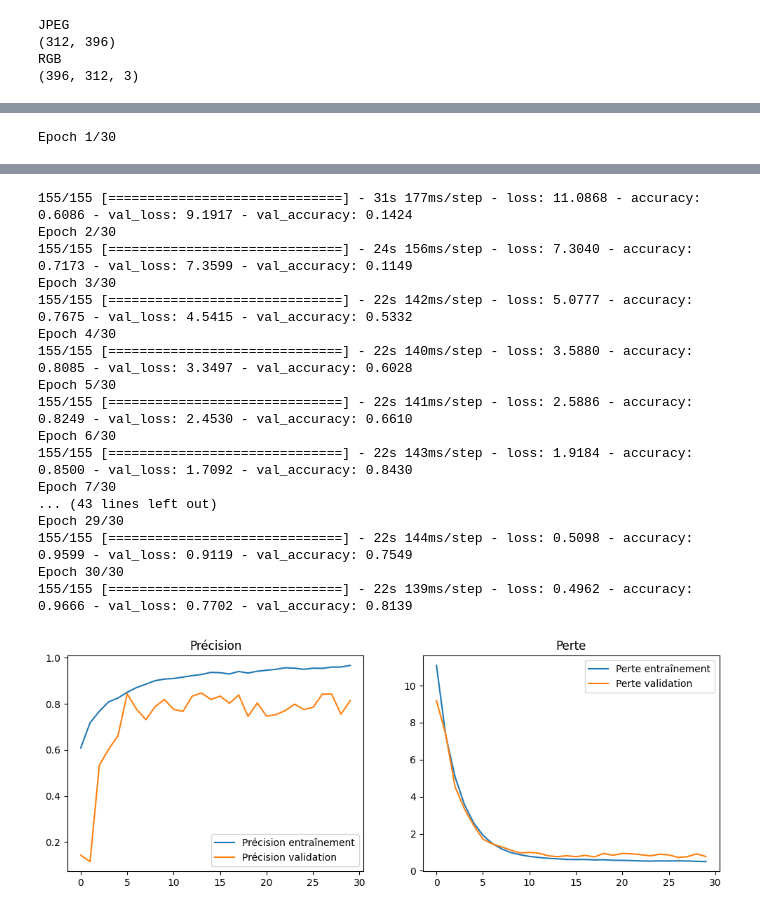
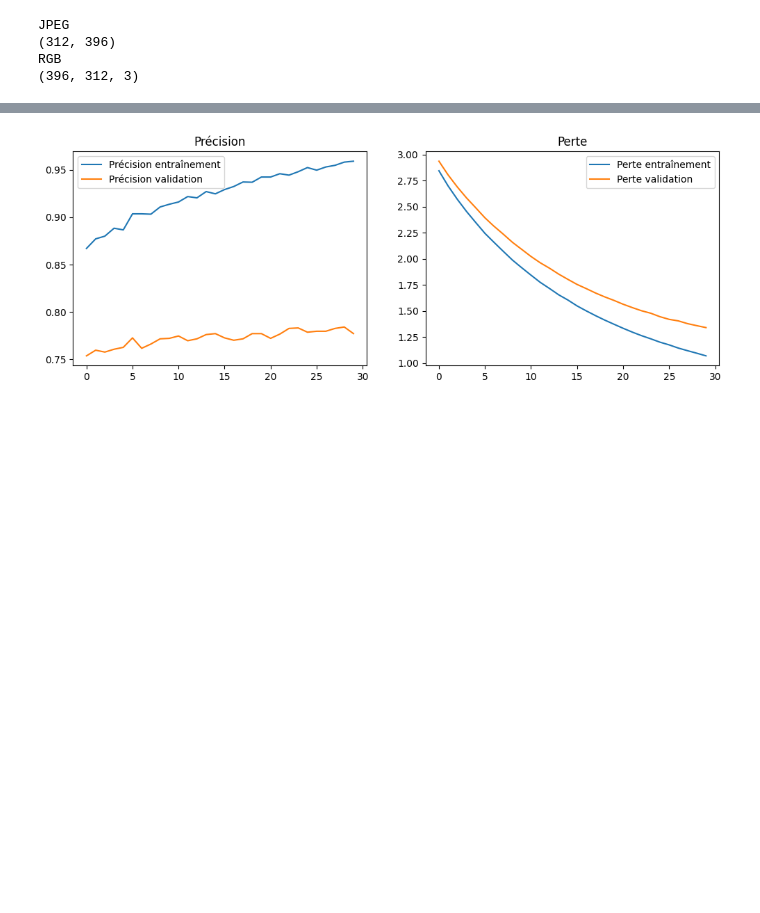
Before and after one commit to Yassin97440/cat-vs-dog, a Jupyter notebook: cat_vs_dog_TF.ipynb, the cells around one changed output, grey strips where cells are left out. Saved outputs shown, nothing was run; the diff lists cells and outputs as text; code cells hidden in the pictures; blank space fills up the shorter version.

```diff
--- a/cat_vs_dog_TF.ipynb
+++ b/cat_vs_dog_TF.ipynb
@@ -3,3 +8,5 @@
+# %%
+dataset_path = "/content/drive/MyDrive/MASTER IA/exercices IA/"
 # %%
 import tensorflow as tf
 from tensorflow.keras.models import Sequential
@@ -56,9 +49,9 @@ NameError: name 'X_train' is not defined
 # %%
-#exercice de pré processing pour préparer mes images
+#exercice de pré processing pour préparer mes images (format jpg)
 #test sur une image d'abord
 from PIL import Image
 from numpy import asarray
-image = Image.open('dataset/training_set/cats/cat.2.jpg')
+image = Image.open(dataset_path+'cat_vs_dog_datasets/training_set/cats/cat.2.jpg')
 
 img_matrix = asarray(image)
 
@@ -119,11 +112,15 @@ def charger_dataset(dossier_base, taille=(128, 128)):
     X = np.array(X)
     y = np.array(y)
 
+    # Mélanger les données
+    indices = np.random.permutation(len(X))
+    X = X[indices]
+    y = y[indices]
     return X, y
 
 # Utilisation
-X_train, y_train = charger_dataset('dataset/training_set')
-X_test, y_test = charger_dataset('dataset/test_set')
+X_train, y_train = charger_dataset(dataset_path+'cat_vs_dog_datasets/training_set')
+X_test, y_test = charger_dataset(dataset_path+'cat_vs_dog_datasets/test_set')
 
 # Normalisation
 X_train = X_train / 255.0
@@ -166,8 +163,6 @@ data_augmentation = Sequential([
 ])
 
 
-
-
 # Création du modèle CNN avec explications
 model = Sequential([
     # data_augmentation,
@@ -176,7 +171,7 @@ model = Sequential([
     # (3, 3) : taille de la fenêtre de convolution
     # activation='relu' : fonction d'activation qui garde les valeurs positives
     # input_shape : forme de nos images (hauteur, largeur, canaux)
-    Conv2D(16, (3, 3), activation='relu', padding='same', kernel_regularizer=l2(0.01), input_shape=(128, 128, 3)),
+    Conv2D(32, (3, 3), activation='relu', padding='same', kernel_regularizer=l2(0.01), input_shape=(128, 128, 3)),
     # Réduction de la dimension spatiale par 2
     MaxPooling2D(2, 2),
     tf.keras.layers.BatchNormalization(),
@@ -189,13 +184,12 @@ model = Sequential([
 
 
     # Troisième couche de convolution : encore plus de filtres
-    # Conv2D(64, (3, 3), activation='relu',  padding='same',  kernel_regularizer=l2(0.01), ),
-    # MaxPooling2D(2, 2),
-    # tf.keras.layers.BatchNormalization(),
+    Conv2D(64, (3, 3), activation='relu',  padding='same',  kernel_regularizer=l2(0.01), ),
+    MaxPooling2D(2, 2),
+    tf.keras.layers.BatchNormalization(),
     # Aplatissement : transformation de la matrice 3D en vecteur 1D
     Flatten(),
 
-    # Couche dense avec 512 neurones
     # C'est ici que se fait la "prise de décision"
     Dense(64, activation='relu', kernel_regularizer=l2(0.1)),
 
@@ -210,7 +204,7 @@ model = Sequential([
 # Affichage de l'architecture du modèle
 # model.summary()
 
-optimizer = tf.keras.optimizers.Adam(learning_rate=0.00007)
+optimizer = tf.keras.optimizers.Adam(learning_rate=0.000007)
 
 # Configuration du modèle
 model.compile(
@@ -236,7 +225,9 @@ history = model.fit(
     X_train, y_train,
     epochs=30,
     batch_size=32,
-    validation_split=0.2,  # Utilise 20% des données d'entraînement pour la validation
+    validation_data=(X_test, y_test),
+    #shuffle=True,  # Mélange les données à chaque époque
+    callbacks=[early_stopping],
     verbose=1
 )
 
@@ -267 +273,0 @@ plt.show()
-Epoch 1/30
@@ -269,21 +274,4 @@ Epoch 1/30
-155/155 [==============================] - 31s 177ms/step - loss: 11.0868 - accuracy: 0.6086 - val_loss: 9.1917 - val_accuracy: 0.1424
-Epoch 2/30
-155/155 [==============================] - 24s 156ms/step - loss: 7.3040 - accuracy: 0.7173 - val_loss: 7.3599 - val_accuracy: 0.1149
-Epoch 3/30
-155/155 [==============================] - 22s 142ms/step - loss: 5.0777 - accuracy: 0.7675 - val_loss: 4.5415 - val_accuracy: 0.5332
-Epoch 4/30
-155/155 [==============================] - 22s 140ms/step - loss: 3.5880 - accuracy: 0.8085 - val_loss: 3.3497 - val_accuracy: 0.6028
-Epoch 5/30
-155/155 [==============================] - 22s 141ms/step - loss: 2.5886 - accuracy: 0.8249 - val_loss: 2.4530 - val_accuracy: 0.6610
-Epoch 6/30
-155/155 [==============================] - 22s 143ms/step - loss: 1.9184 - accuracy: 0.8500 - val_loss: 1.7092 - val_accuracy: 0.8430
-Epoch 7/30
-... (43 lines left out)
-Epoch 29/30
-155/155 [==============================] - 22s 144ms/step - loss: 0.5098 - accuracy: 0.9599 - val_loss: 0.9119 - val_accuracy: 0.7549
-Epoch 30/30
-155/155 [==============================] - 22s 139ms/step - loss: 0.4962 - accuracy: 0.9666 - val_loss: 0.7702 - val_accuracy: 0.8139
-[figure, old version]
+[figure, new version]
 # %%
 # Évaluation sur les données de test
 test_loss, test_accuracy = model.evaluate(X_test, y_test)
```
Also changed, not shown: parts of 9 cells of this notebook.
